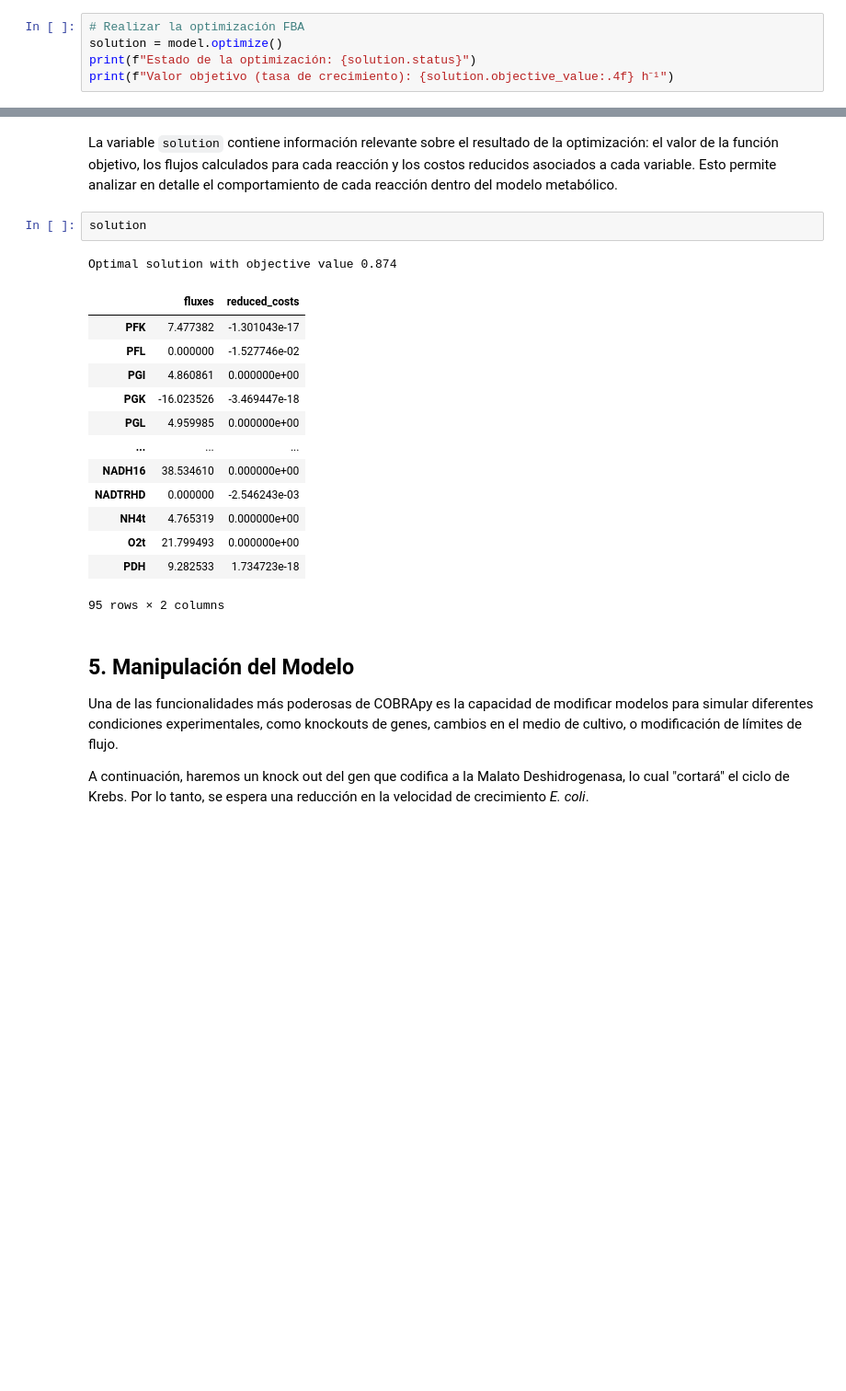
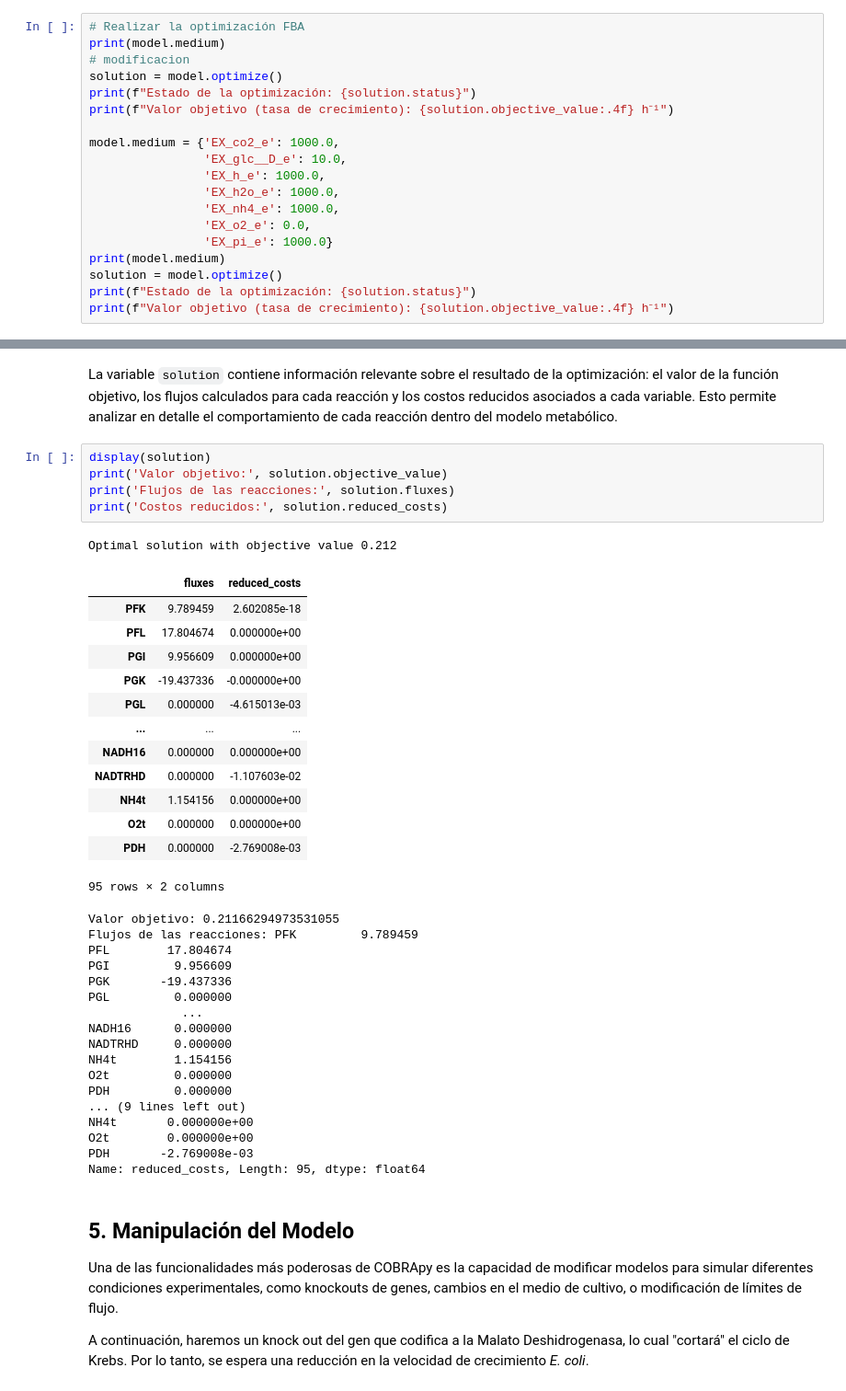
Before and after one commit to SysBioengLab/IIQ3823-Optimization-of-Metabolic-Networks, a Jupyter notebook: MaterialDeEstudio/Introduccion_a_Cobrapy.ipynb, the cells around one changed output, grey strips where cells are left out. Shown at 92% size. Saved outputs shown, nothing was run; the diff lists cells and outputs as text; blank space fills up the shorter version.

```diff
--- a/MaterialDeEstudio/Introduccion_a_Cobrapy.ipynb
+++ b/MaterialDeEstudio/Introduccion_a_Cobrapy.ipynb
@@ -172,7 +195,21 @@ El Análisis de Balance de Flujos (Flux Balance Analysis - FBA) es una técnica
 Para hacerlo, se utiliza el método `optimize()` del objeto model:
 # %%
 # Realizar la optimización FBA
+print(model.medium)
+# modificacion
 solution = model.optimize()
 print(f"Estado de la optimización: {solution.status}")
 print(f"Valor objetivo (tasa de crecimiento): {solution.objective_value:.4f} h⁻¹")
+
+model.medium = {'EX_co2_e': 1000.0,
+                'EX_glc__D_e': 10.0,
+                'EX_h_e': 1000.0,
+                'EX_h2o_e': 1000.0,
+                'EX_nh4_e': 1000.0,
+                'EX_o2_e': 0.0,
+                'EX_pi_e': 1000.0}
+print(model.medium)
+solution = model.optimize()
+print(f"Estado de la optimización: {solution.status}")
+print(f"Valor objetivo (tasa de crecimiento): {solution.objective_value:.4f} h⁻¹")
 # %% [output]
@@ -181,22 +222,42 @@ Valor objetivo (tasa de crecimiento): 0.8739 h⁻¹
 # %% [markdown]
 La variable `solution` contiene información relevante sobre el resultado de la optimización: el valor de la función objetivo, los flujos calculados para cada reacción y los costos reducidos asociados a cada variable. Esto permite analizar en detalle el comportamiento de cada reacción dentro del modelo metabólico.
 # %%
-solution
+display(solution)
+print('Valor objetivo:', solution.objective_value)
+print('Flujos de las reacciones:', solution.fluxes)
+print('Costos reducidos:', solution.reduced_costs)
 # %% [output]
-Optimal solution with objective value 0.874
+Optimal solution with objective value 0.212
 |  | fluxes | reduced_costs |
-| PFK | 7.477382 | -1.301043e-17 |
-| PFL | 0.000000 | -1.527746e-02 |
-| PGI | 4.860861 | 0.000000e+00 |
-| PGK | -16.023526 | -3.469447e-18 |
-| PGL | 4.959985 | 0.000000e+00 |
+| PFK | 9.789459 | 2.602085e-18 |
+| PFL | 17.804674 | 0.000000e+00 |
+| PGI | 9.956609 | 0.000000e+00 |
+| PGK | -19.437336 | -0.000000e+00 |
+| PGL | 0.000000 | -4.615013e-03 |
 | ... | ... | ... |
-| NADH16 | 38.534610 | 0.000000e+00 |
-| NADTRHD | 0.000000 | -2.546243e-03 |
-| NH4t | 4.765319 | 0.000000e+00 |
-| O2t | 21.799493 | 0.000000e+00 |
-| PDH | 9.282533 | 1.734723e-18 |
+| NADH16 | 0.000000 | 0.000000e+00 |
+| NADTRHD | 0.000000 | -1.107603e-02 |
+| NH4t | 1.154156 | 0.000000e+00 |
+| O2t | 0.000000 | 0.000000e+00 |
+| PDH | 0.000000 | -2.769008e-03 |
 95 rows × 2 columns
+Valor objetivo: 0.21166294973531055
+Flujos de las reacciones: PFK         9.789459
+PFL        17.804674
+PGI         9.956609
+PGK       -19.437336
+PGL         0.000000
+             ...
+NADH16      0.000000
+NADTRHD     0.000000
+NH4t        1.154156
+O2t         0.000000
+PDH         0.000000
+... (9 lines left out)
+NH4t       0.000000e+00
+O2t        0.000000e+00
+PDH       -2.769008e-03
+Name: reduced_costs, Length: 95, dtype: float64
 # %% [markdown]
 ## 5. Manipulación del Modelo
 
```
Also changed, not shown: parts of 11 cells of this notebook, 1 other file.
